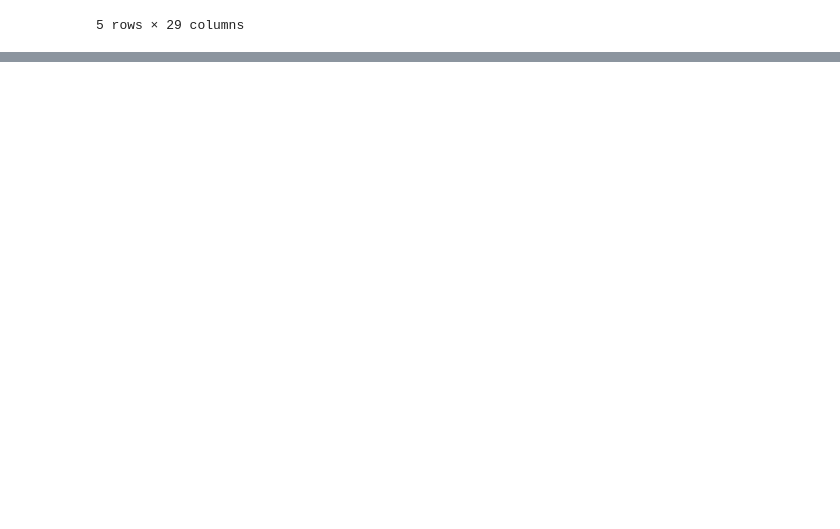
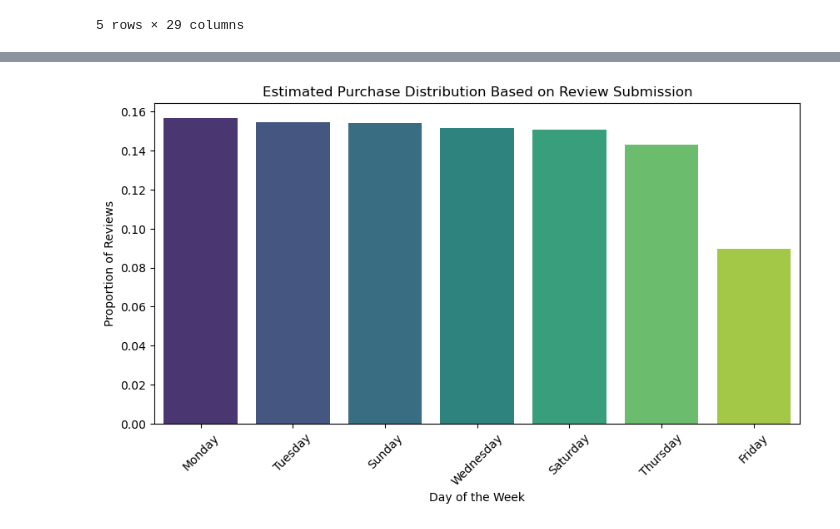
Before and after one commit to AmiinGholami/Basalam, a Jupyter notebook: Project.ipynb, the cells around one changed output, grey strips where cells are left out. Drawn from its saved outputs; the diff is of its cells as text; code cells hidden in the pictures; blank space fills up the shorter version.

```diff
--- a/Project.ipynb
+++ b/Project.ipynb
@@ -163,0 +186,4 @@ df_products_light.head()
+# %%
+df_reviews_light = df_reviews_light.drop(['variation_metadata'], axis=1)
+# %%
+df_reviews_light = df_reviews_light.drop(['reason_ids[0]','reason_ids[1]','reason_ids[2]','reason_ids[3]','reason_ids[4]','reason_ids[5]','reason_ids[6]','reason_ids[7]'], axis=1)
@@ -163,0 +208,3 @@ df_products_light.head()
+# %%
+df_reviews_light["createdAt"] = pd.to_datetime(df_reviews_light["createdAt"])
+df_reviews_light["week_day"] = df_reviews_light["createdAt"].dt.day_name()
@@ -163,0 +227,2 @@ df_products_light.head()
+# %%
+reviews_per_day = df_reviews_light["week_day"].value_counts(normalize=True)
@@ -163,0 +258,10 @@ df_products_light.head()
+# %%
+plt.figure(figsize=(10,5))
+sns.barplot(x=reviews_per_day.index, y=reviews_per_day.values, palette="viridis")
+plt.xlabel("Day of the Week")
+plt.ylabel("Proportion of Reviews")
+plt.title("Estimated Purchase Distribution Based on Review Submission")
+plt.xticks(rotation=45)
+plt.show()
+# %% [output]
+[figure, added]
```
Also changed, not shown: parts of 20 cells of this notebook.
